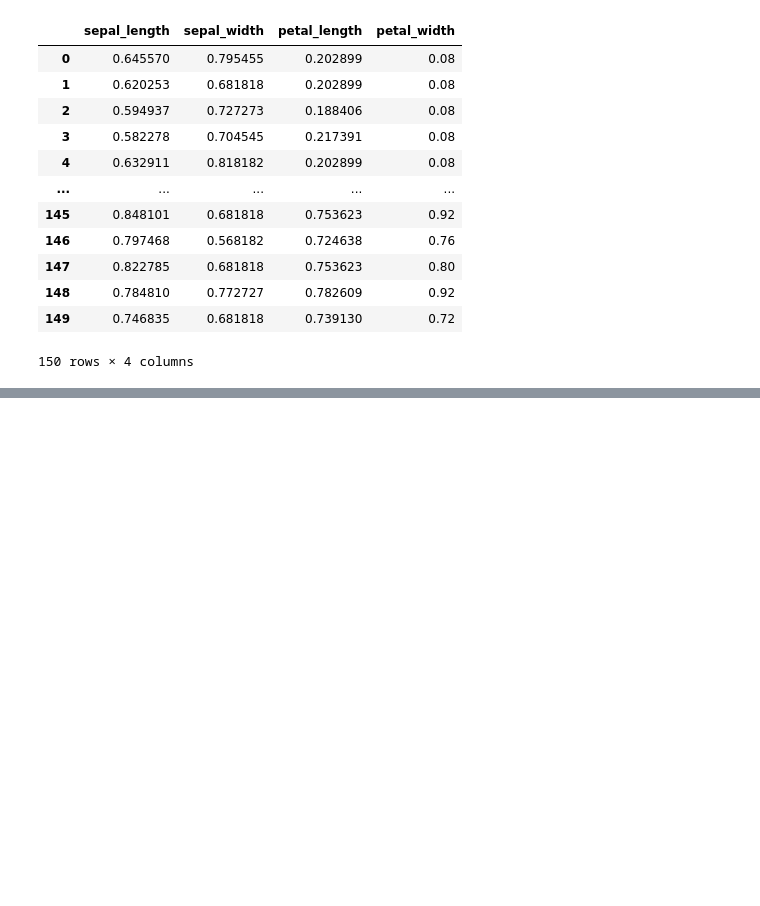
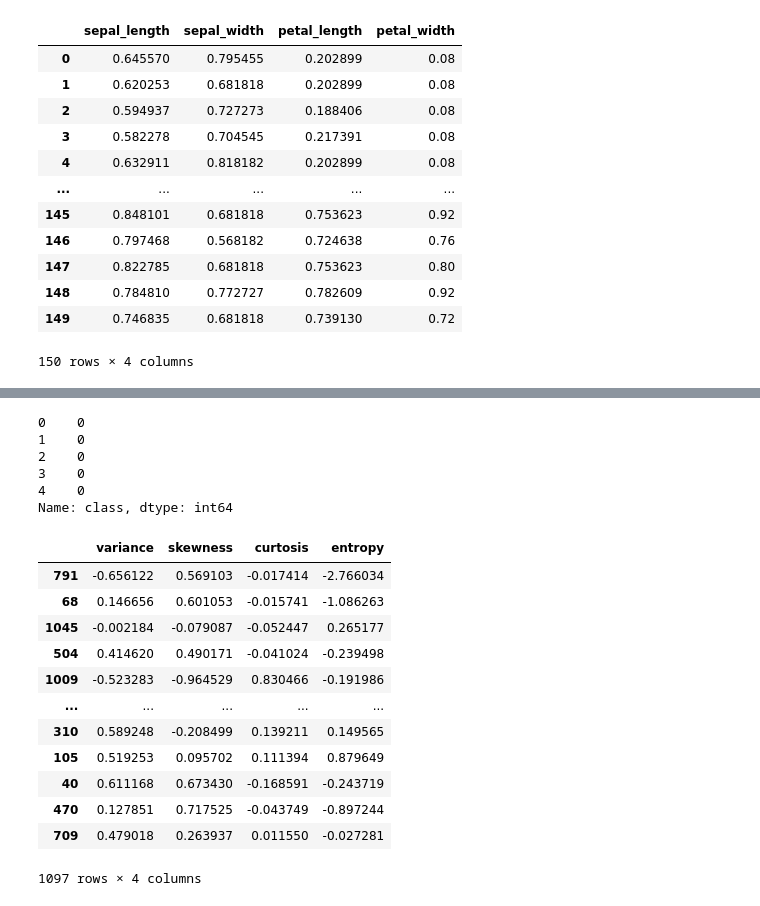
Before and after one commit to DONTSAYCANT/Tensorflow, a Jupyter notebook: Tensorflow_chapter1.ipynb, the cells around one changed output, grey strips where cells are left out. Drawn from its saved outputs; the diff is of its cells as text; code cells hidden in the pictures; blank space fills up the shorter version.

```diff
--- a/Tensorflow_chapter1.ipynb
+++ b/Tensorflow_chapter1.ipynb
@@ -274,0 +299,4 @@ Epoch 20/20
+# %%
+import pandas as pd
+
+df = pd.read_csv("datasets_84803_196262_BankNote_Authentication.csv")
@@ -274,0 +312,3 @@ Epoch 20/20
+# %%
+x = df.iloc[:, :-1]
+y = df.iloc[:, -1]
@@ -274,0 +324,15 @@ Epoch 20/20
+# %%
+y.head()
+# %% [output]
+0    0
+1    0
+2    0
+3    0
+4    0
+Name: class, dtype: int64
+# %%
+for cols in x:
+    x[cols] = x[cols]/max(x[cols])
+# %%
+from sklearn.model_selection import train_test_split
+x_train, x_test, y_train, y_test = train_test_split(x, y, train_size=0.8, random_state=78)
@@ -274,0 +343,16 @@ Epoch 20/20
+# %%
+x_train
+# %% [output]
+|  | variance | skewness | curtosis | entropy |
+| 791 | -0.656122 | 0.569103 | -0.017414 | -2.766034 |
+| 68 | 0.146656 | 0.601053 | -0.015741 | -1.086263 |
+| 1045 | -0.002184 | -0.079087 | -0.052447 | 0.265177 |
+| 504 | 0.414620 | 0.490171 | -0.041024 | -0.239498 |
+| 1009 | -0.523283 | -0.964529 | 0.830466 | -0.191986 |
+| ... | ... | ... | ... | ... |
+| 310 | 0.589248 | -0.208499 | 0.139211 | 0.149565 |
+| 105 | 0.519253 | 0.095702 | 0.111394 | 0.879649 |
+| 40 | 0.611168 | 0.673430 | -0.168591 | -0.243719 |
+| 470 | 0.127851 | 0.717525 | -0.043749 | -0.897244 |
+| 709 | 0.479018 | 0.263937 | 0.011550 | -0.027281 |
+1097 rows × 4 columns
```
Also changed, not shown: parts of 26 cells of this notebook, 1 other file.
